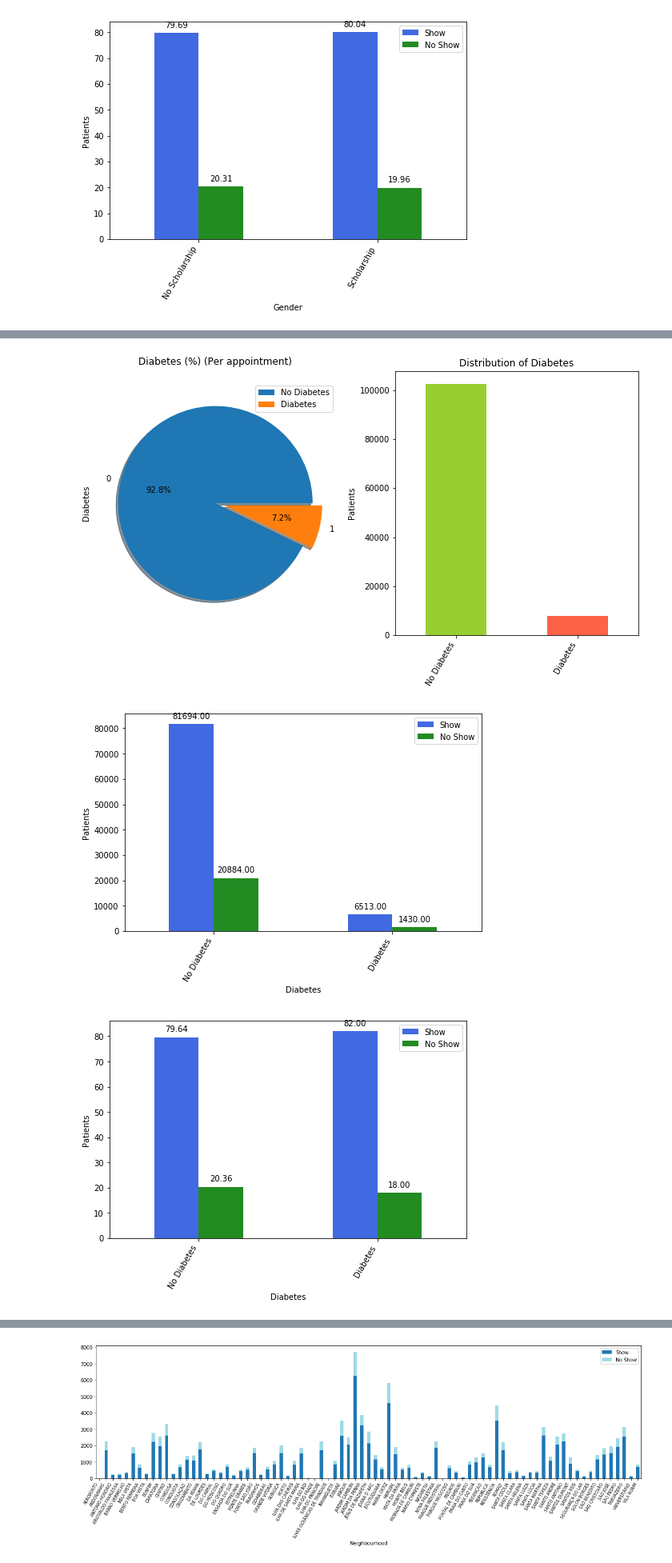
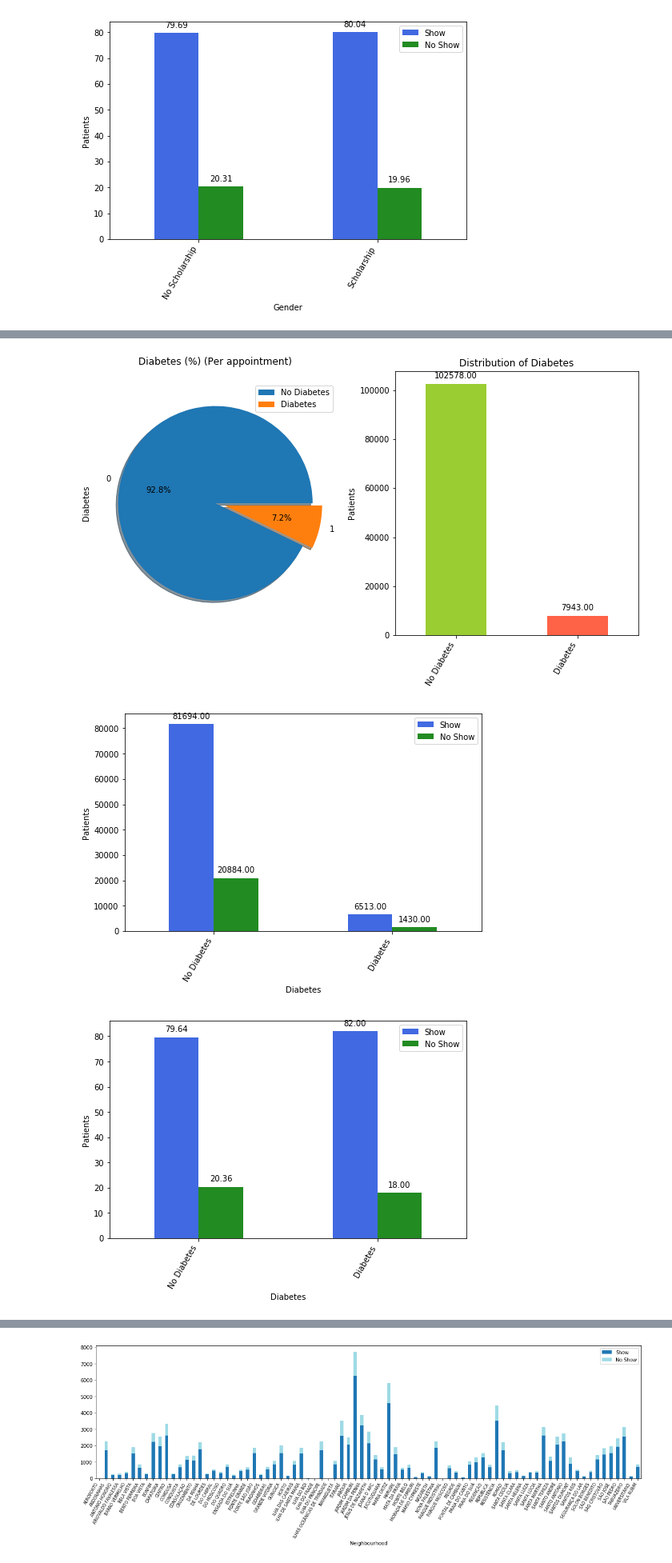
Before and after one commit to Lashuk1729/Medical-Appointment-No-Shows, a Jupyter notebook: Investigate_a_Dataset.ipynb, the cells around one changed output, grey strips where cells are left out. Shown at 80% size. Cells and saved outputs as stored; diff of their text form; code cells hidden in the pictures.

```diff
--- a/Investigate_a_Dataset.ipynb
+++ b/Investigate_a_Dataset.ipynb
@@ -556,34 +557,35 @@ plt.subplot(1,2,1)
 df_pie = (df['Diabetes'].value_counts()/100)
 ax1 = df_pie.plot.pie(shadow=True, explode=(0, 0.1), autopct='%1.1f%%')
 ax1.set_title('Diabetes (%) (Per appointment)\n');
 ax1.legend(labels=["No Diabetes", "Diabetes"],  loc="best")
 
 plt.subplot(1,2,2)
 df_bar = df['Diabetes'].value_counts()
 ax2 = df_bar.plot.bar(color=['yellowgreen','tomato'])
 ax2.set_xticklabels(["No Diabetes", "Diabetes"], rotation=60, ha="right")
 ax2.set_ylabel("Patients")
 ax2.set_title('Distribution of Diabetes')
+autolabel(ax2)
 plt.tight_layout()
 plt.show()
 
 df_count = pd.crosstab(df['Diabetes'], df['No_show'])
 ax3 = df_count.plot.bar(figsize=(8,5), color=['royalblue','forestgreen'])
 ax3.set_xticklabels(["No Diabetes", "Diabetes"], rotation=60, ha="right")
 ax3.set_ylabel("Patients")
 ax3.legend(labels=['Show', 'No Show'])
 autolabel(ax3)
 
 df_count = pd.crosstab(df['Diabetes'], df['No_show'], normalize = 'index')*100
 ax4 = df_count.plot.bar(figsize=(8,5), color=['royalblue','forestgreen'])
 ax4.set_xticklabels(["No Diabetes", "Diabetes"], rotation=60, ha="right")
 ax4.set_ylabel("Patients")
 ax4.legend(labels=['Show', 'No Show'])
 autolabel(ax4)
 
 plt.show()
 # %% [output]
-[figure, old version]
+[figure, new version]
 [figure]
 [figure]
 # %%
```
Also changed, not shown: parts of 5 cells of this notebook.
